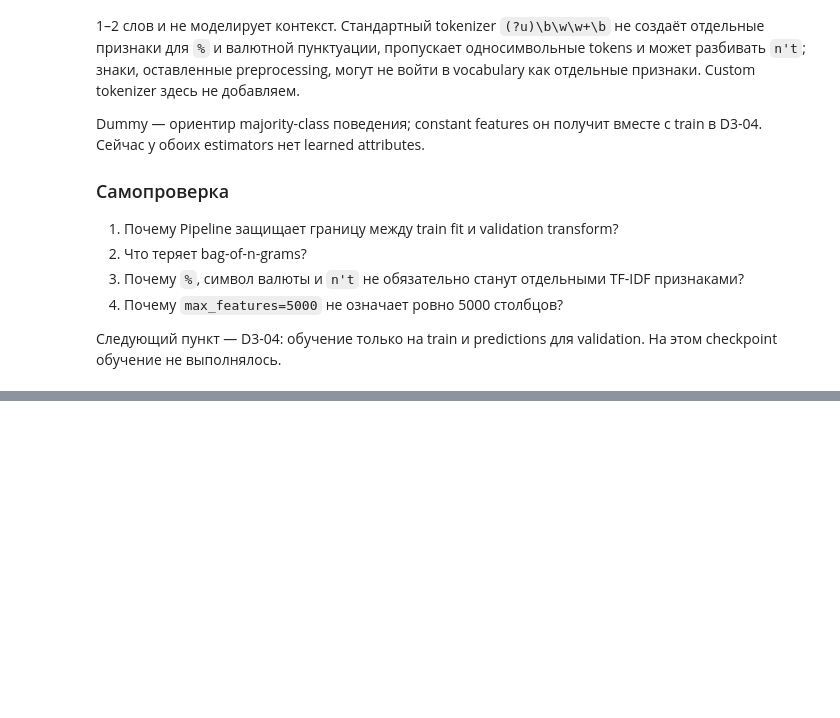
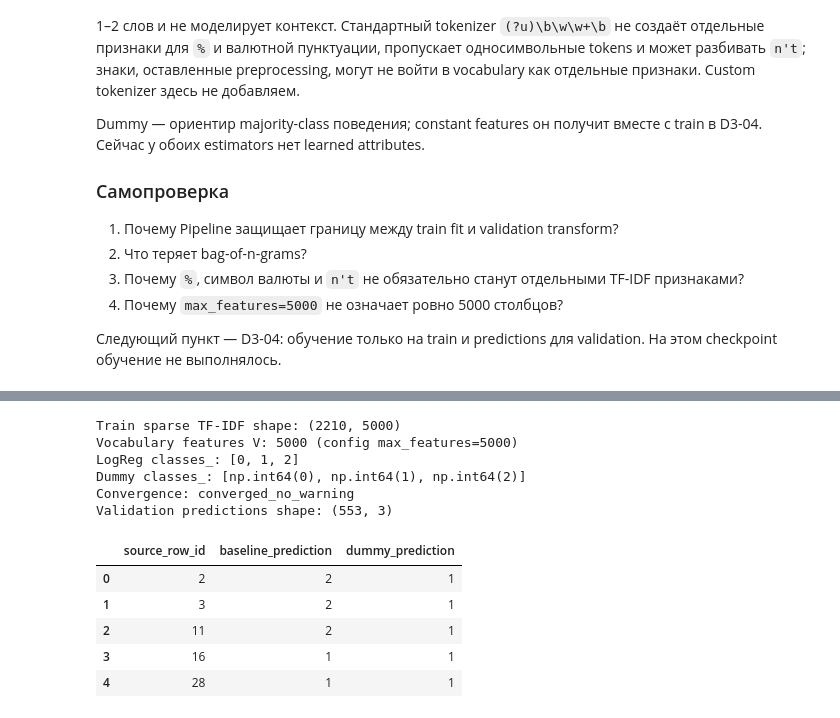
Before and after one commit to HomeboyMakkri/Text-classification, a Jupyter notebook: notebooks/day03_baseline.ipynb, the cells around one changed output, grey strips where cells are left out. Saved outputs shown, nothing was run; the diff lists cells and outputs as text; code cells hidden in the pictures; blank space fills up the shorter version.

Commit message:
feat: train day 3 baselines on train split

```diff
--- a/notebooks/day03_baseline.ipynb
+++ b/notebooks/day03_baseline.ipynb
@@ -452,0 +461,35 @@ Dummy — ориентир majority-class поведения; constant features
+# %%
+import numpy as np
+from finnews_sentiment.models.train_model import fit_baselines
+
+baseline_fit = fit_baselines(news_splits, baseline_config)
+validation_predictions = baseline_fit.validation_predictions
+vectorizer_fitted = baseline_fit.pipeline.named_steps["tfidf"]
+train_feature_shape = baseline_fit.train_feature_shape
+print(f"Train sparse TF-IDF shape: {train_feature_shape}")
+print(f"Vocabulary features V: {baseline_fit.feature_count} (config max_features={baseline_config.tfidf['max_features']})")
+print(f"LogReg classes_: {baseline_fit.pipeline.named_steps['clf'].classes_.tolist()}")
+print(f"Dummy classes_: {list(baseline_fit.dummy.classes_)}")
+print(f"Convergence: {baseline_fit.convergence_status}")
+print(f"Validation predictions shape: {validation_predictions.shape}")
+display(validation_predictions.head())
+assert train_feature_shape[0] == len(train_news)
+assert train_feature_shape[1] <= baseline_config.tfidf["max_features"]
+assert validation_predictions["source_row_id"].tolist() == validation_news["source_row_id"].tolist()
+assert len(validation_predictions) == len(validation_news)
+assert set(validation_predictions["baseline_prediction"]).issubset({0, 1, 2})
+assert set(validation_predictions["dummy_prediction"]).issubset({0, 1, 2})
+assert baseline_fit.convergence_status == "converged_no_warning"
+# %% [output]
+Train sparse TF-IDF shape: (2210, 5000)
+Vocabulary features V: 5000 (config max_features=5000)
+LogReg classes_: [0, 1, 2]
+Dummy classes_: [np.int64(0), np.int64(1), np.int64(2)]
+Convergence: converged_no_warning
+Validation predictions shape: (553, 3)
+|  | source_row_id | baseline_prediction | dummy_prediction |
+| 0 | 2 | 2 | 1 |
+| 1 | 3 | 2 | 1 |
+| 2 | 11 | 2 | 1 |
+| 3 | 16 | 1 | 1 |
+| 4 | 28 | 1 | 1 |
```
Also changed, not shown: parts of 4 cells of this notebook, 3 other files.
